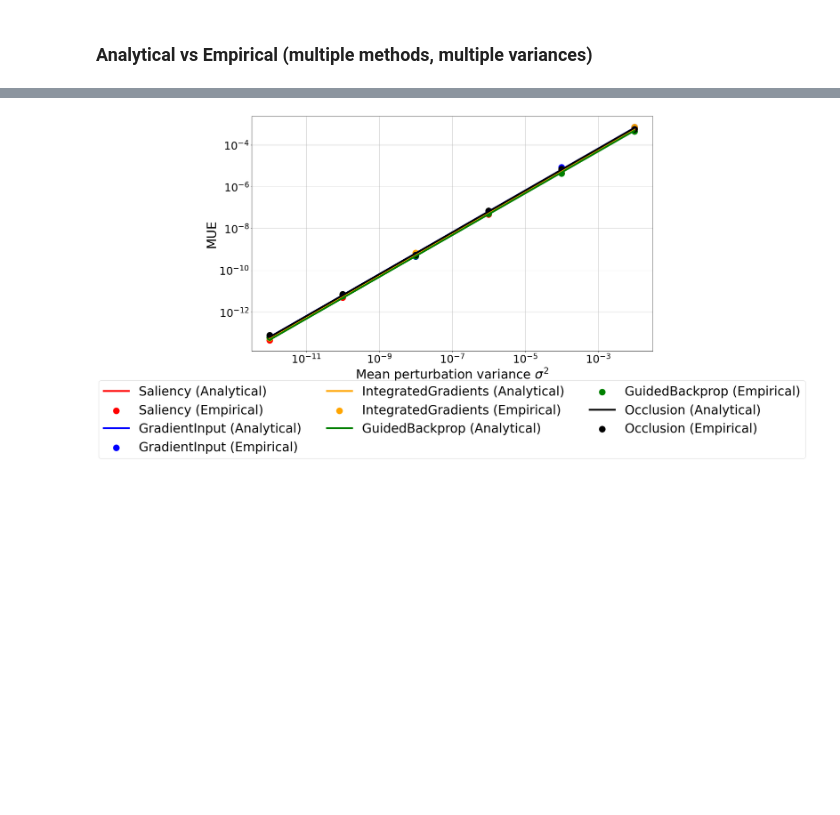
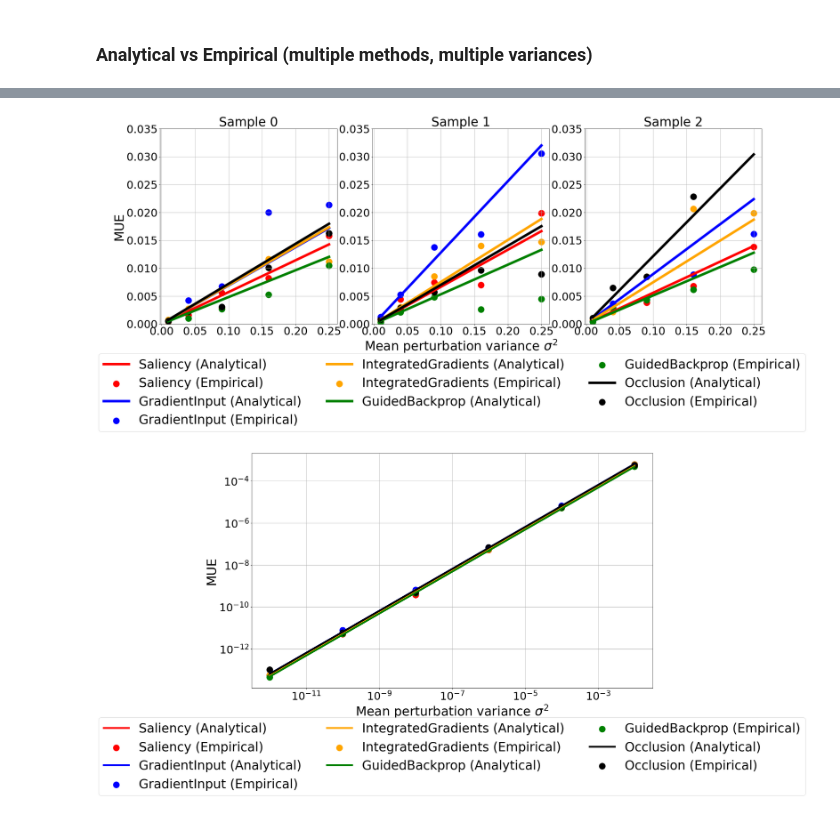
Before and after one commit to TeodorChiaburu/UXAI, a Jupyter notebook: Model_Perturbation_Tabular.ipynb, the cells around one changed output, grey strips where cells are left out. Cells and saved outputs as stored; diff of their text form; code cells hidden in the pictures; blank space fills up the shorter version.

```diff
--- a/Model_Perturbation_Tabular.ipynb
+++ b/Model_Perturbation_Tabular.ipynb
@@ -437,25 +437,27 @@ fig.savefig('./figures/uncertainties_weights_tabular.png', bbox_inches='tight')
 # %%
 # Plot seveeral samples
 colors=['red', 'blue', 'orange', 'green', 'black', 'brown', 'olive']
 stds = np.asarray([0.1, 0.2, 0.3, 0.4, 0.5])
 fsize=35
 fig = plt.figure(figsize=(30, 10))
 for i, sample_id in enumerate([0, 1, 2]):
     plt.subplot(1, 3, i+1)
     for (name, data), col in zip(experiments['results'][sample_id].items(), colors):
         plt.plot(stds*stds, np.asarray(data['analytical'])[-len(stds):]/m, label=f"{name} (Analytical)", c=col, lw=7)
         plt.scatter(stds*stds, np.asarray(data['empirical'])[-len(stds):]/m, marker='o',
                     label=f"{name} (Empirical)", c=col, s=300)
     plt.title('Sample ' + str(sample_id), fontsize=fsize)
     if i==1: plt.xlabel('Mean perturbation variance $\sigma^2$', fontsize=fsize)
     if i==0: plt.ylabel('MUE', fontsize=fsize)
     #plt.xscale('log');plt.yscale('log')
     plt.xticks(fontsize=fsize-5);plt.yticks(fontsize=fsize-5)
-    #plt.ylim([1e-12, 1e+5])
+    plt.ylim([0.0, 0.035])
     if i==2: plt.legend(fontsize=fsize, loc='upper center', bbox_to_anchor=(-0.75, -0.12), ncol=3)
     plt.grid(True)
 plt.show()
 fig.savefig('./figures/uncertainties_weights_tabular_extended.png', bbox_inches='tight')
+# %% [output]
+[figure, added]
 # %%
 # Aggregate results
 agg_results = {name: {'analytical': [], 'empirical': []} for name in xai_methods.keys()}
```
Also changed, not shown: parts of 4 cells of this notebook, 5 other files.
